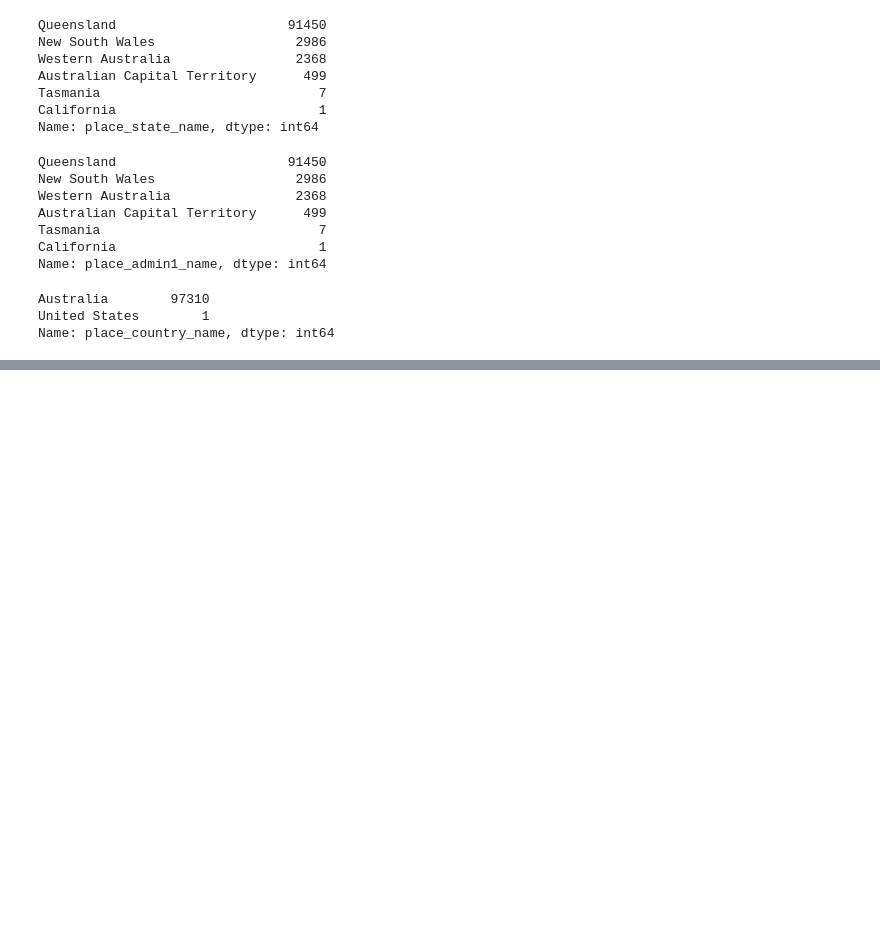
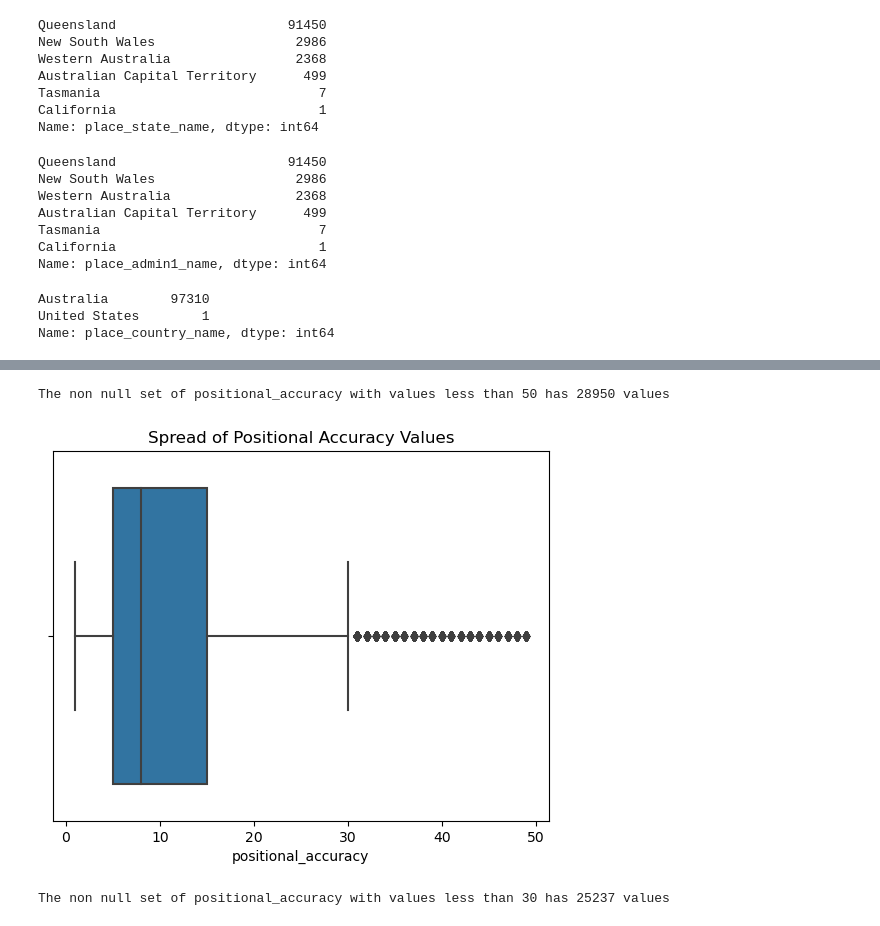
Before and after one commit to mccoolgrime/BrainStationCapstone, a Jupyter notebook: notebooks/01_data_cleaning.ipynb, the cells around one changed output, grey strips where cells are left out. Cells and saved outputs as stored; diff of their text form; code cells hidden in the pictures; blank space fills up the shorter version.

```diff
--- a/notebooks/01_data_cleaning.ipynb
+++ b/notebooks/01_data_cleaning.ipynb
@@ -287,0 +366,14 @@ Name: place_country_name, dtype: int64
+# %%
+# again with removal of extreme outliers
+Limit = 50
+sns.boxplot(x = "positional_accuracy", data = PA_notnull[PA_notnull["positional_accuracy"] < Limit]).set_title("Spread of Positional Accuracy Values")
+print(f'The non null set of positional_accuracy with values less than {Limit} has {PA_notnull[PA_notnull["positional_accuracy"] < Limit].shape[0]} values')
+# %% [output]
+The non null set of positional_accuracy with values less than 50 has 28950 values
+[figure, added]
+# %%
+# iNaturalist website names positional accuracy of 30 m or less necessary for some types of analysis
+Limit = 30
+print(f'The non null set of positional_accuracy with values less than {Limit} has {PA_notnull[PA_notnull["positional_accuracy"] < Limit].shape[0]} values')
+# %% [output]
+The non null set of positional_accuracy with values less than 30 has 25237 values
```
Also changed, not shown: parts of 27 cells of this notebook.
